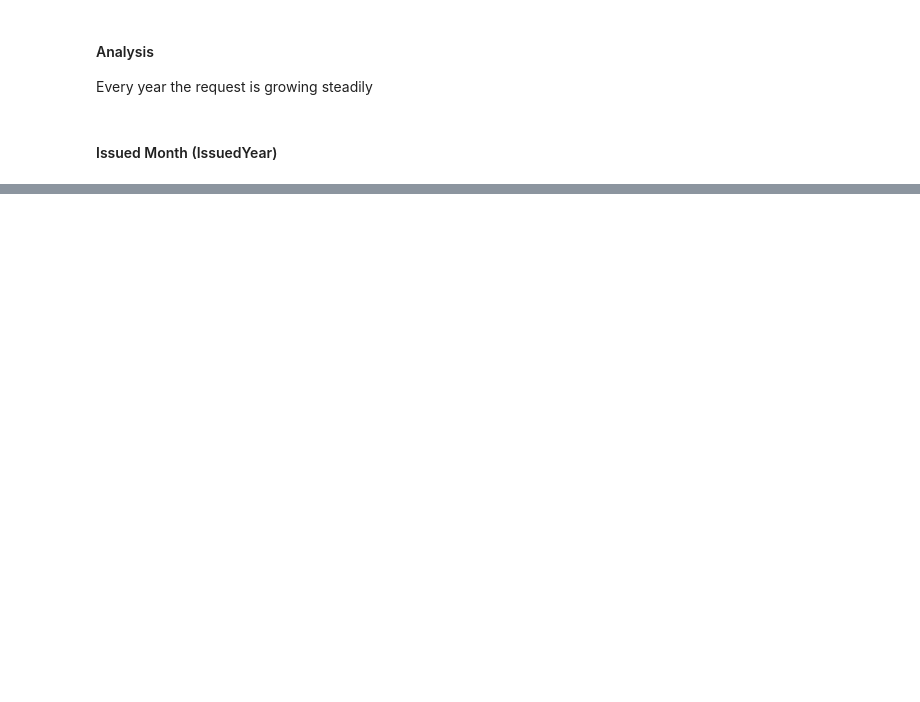
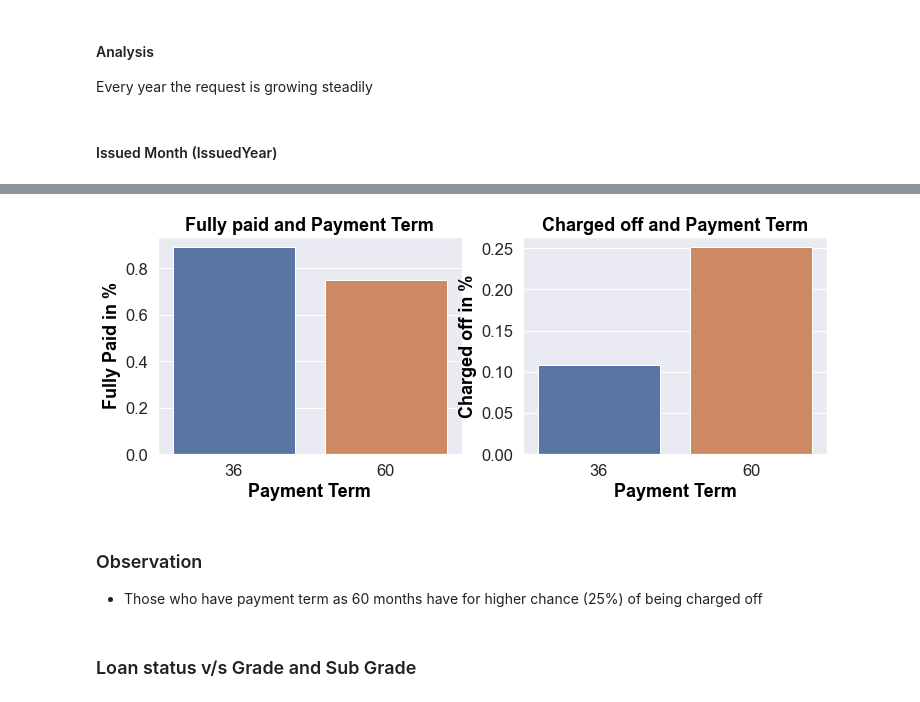
Before and after one commit to mazinmk/lending-club, a Jupyter notebook: Lending-Club-Case-Study.ipynb, the cells around one changed output, grey strips where cells are left out. Saved outputs shown, nothing was run; the diff lists cells and outputs as text; code cells hidden in the pictures; blank space fills up the shorter version.

```diff
--- a/Lending-Club-Case-Study.ipynb
+++ b/Lending-Club-Case-Study.ipynb
@@ -1033,0 +1262,27 @@ plt.show()
+# %%
+plt.figure(figsize=(12,4))
+
+
+# subplot 1
+plt.subplot(1, 2, 1)
+fig_1 = sns.barplot(x='term', y='0_percent', data=loans_term_filter)
+fig_1.set_title('Fully paid and Payment Term',color='black',fontweight='bold')
+fig_1.set_xlabel('Payment Term', color='black',fontweight='bold')
+fig_1.set_ylabel('Fully Paid in %' ,color='black',fontweight='bold')
+
+# subplot 2
+plt.subplot(1, 2, 2)
+fig_2 = sns.barplot(x='term', y='1_percent', data=loans_term_filter)
+fig_2.set_title('Charged off and Payment Term',color='black',fontweight='bold')
+fig_2.set_xlabel('Payment Term', color='black',fontweight='bold')
+fig_2.set_ylabel('Charged off in %' ,color='black',fontweight='bold')
+
+plt.show()
+# %% [output]
+[figure, added]
+# %% [markdown]
+### Observation
+
+- Those who have payment term as 60 months have for higher chance (25%) of being charged off
+# %% [markdown]
+### Loan status v/s Grade and Sub Grade
```
Also changed, not shown: parts of 107 cells of this notebook.
